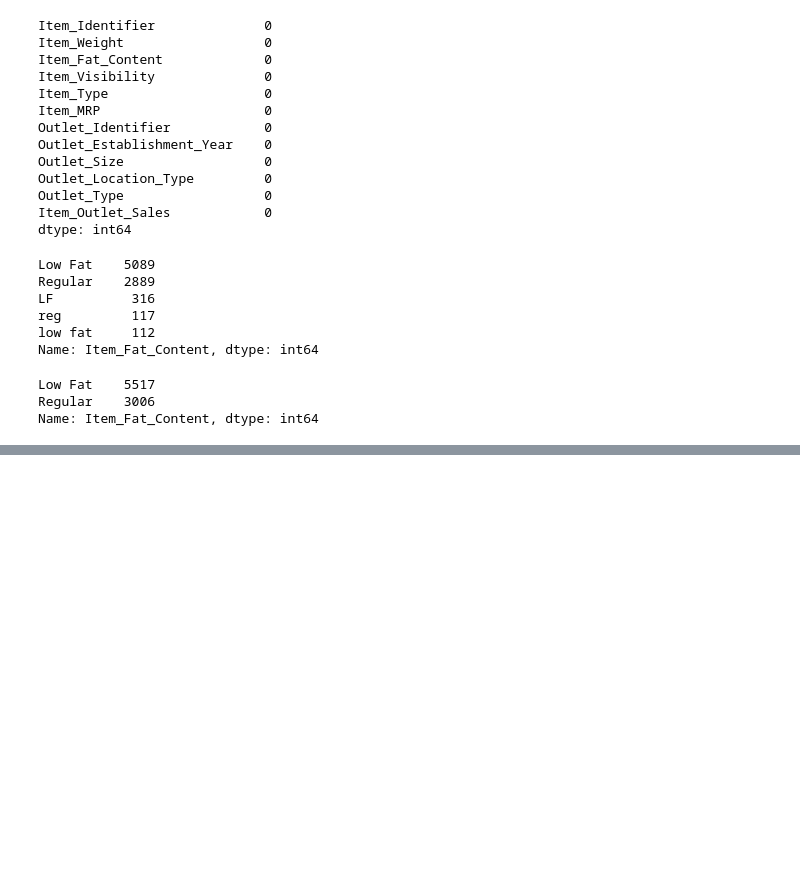
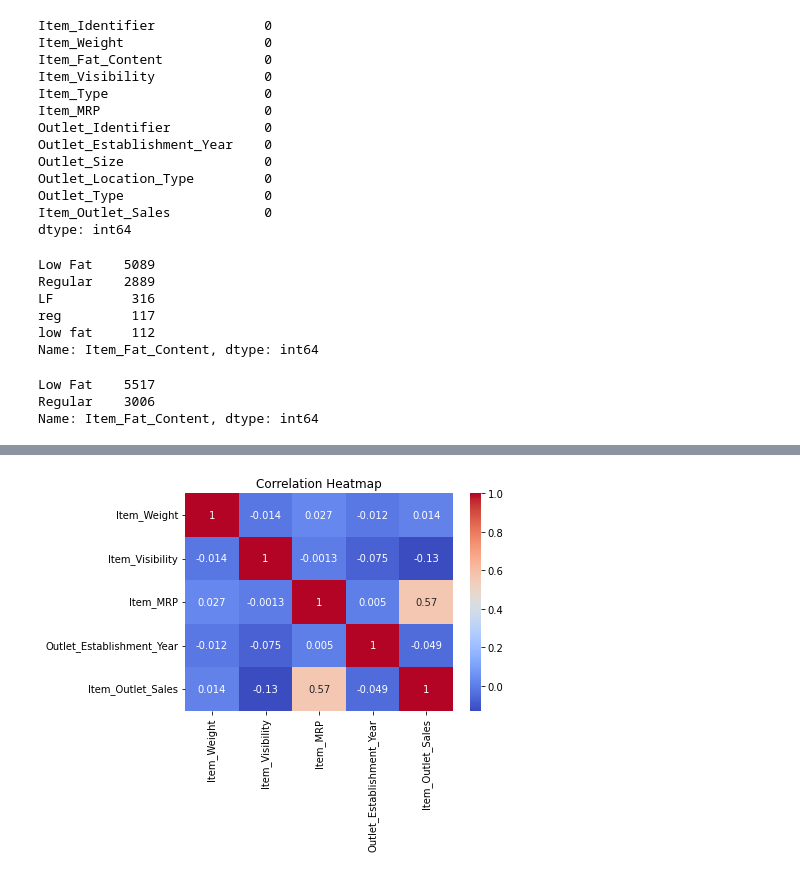
Before and after one commit to OkotOlaa/Food-Sales-Prediction, a Jupyter notebook: Food_Sales_Prediction.ipynb, the cells around one changed output, grey strips where cells are left out. Cells and saved outputs as stored; diff of their text form; code cells hidden in the pictures; blank space fills up the shorter version.

```diff
--- a/Food_Sales_Prediction.ipynb
+++ b/Food_Sales_Prediction.ipynb
@@ -146,0 +193,16 @@ min_max_mean
+# %%
+#Heatmap of the correlation between features.
+import seaborn as sns
+
+# Select numerical columns
+numerical_columns = df.select_dtypes(include=['float64', 'int64']).columns
+
+# Compute correlation matrix
+correlation_matrix = df[numerical_columns].corr()
+
+# Plot heatmap of correlation matrix
+sns.heatmap(correlation_matrix, annot=True, cmap='coolwarm')
+plt.title('Correlation Heatmap')
+plt.show()
+# %% [output]
+[figure, added]
```
Also changed, not shown: parts of 5 cells of this notebook.
